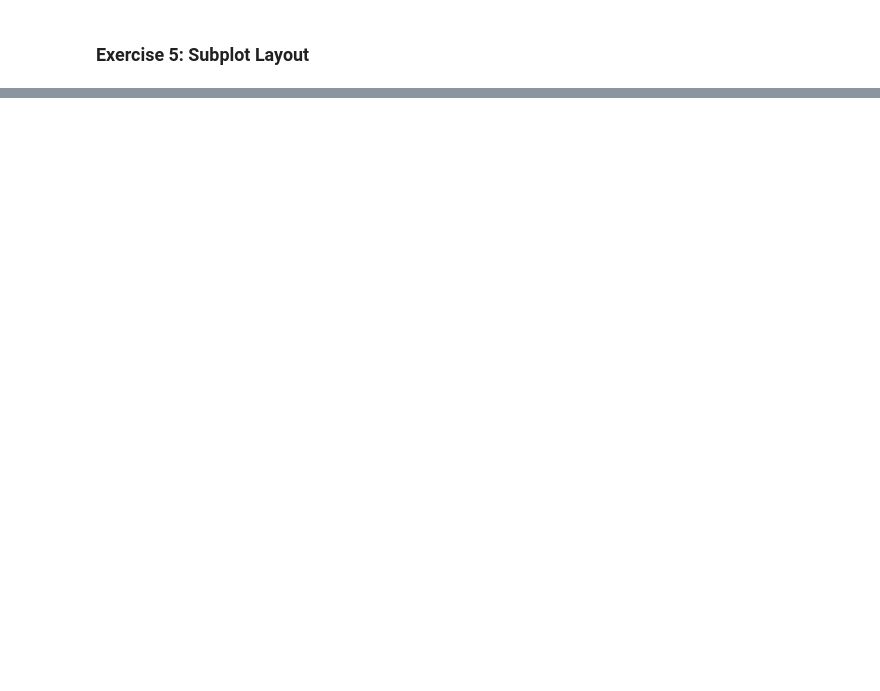
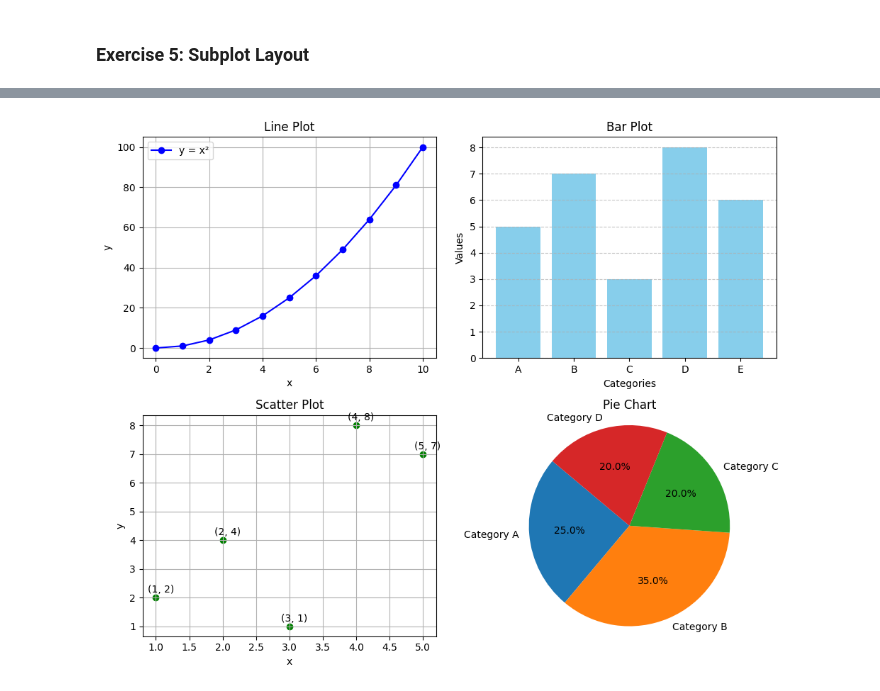
Before and after one commit to Honey-R-Shetty/python-jupyter-template, a Jupyter notebook: src/5-subplot.ipynb, the cells around one changed output, grey strips where cells are left out. Drawn from its saved outputs; the diff is of its cells as text; code cells hidden in the pictures; blank space fills up the shorter version.

```diff
--- a/src/5-subplot.ipynb
+++ b/src/5-subplot.ipynb
@@ -52,0 +6,80 @@ plt.show()
+# %%
+import sys
+import subprocess
+
+# Check and install matplotlib if not available
+try:
+    import matplotlib.pyplot as plt
+except ImportError:
+    print("matplotlib not found. Installing now...")
+    subprocess.check_call([sys.executable, "-m", "pip", "install", "matplotlib"])
+    import matplotlib.pyplot as plt
+
+# --- Data for plots ---
+
+# Line plot data (y = x²)
+x_line = list(range(0, 11))
+y_line = [i**2 for i in x_line]
+
+# Bar plot data
+categories = ['A', 'B', 'C', 'D', 'E']
+values = [5, 7, 3, 8, 6]
+
+# Scatter plot data
+x_scatter = [1, 2, 3, 4, 5]
+y_scatter = [2, 4, 1, 8, 7]
+
+# Pie chart data
+labels = ['Category A', 'Category B', 'Category C', 'Category D']
+sizes = [25, 35, 20, 20]
+
+# --- Validation for robustness ---
+if len(x_line) != len(y_line):
+    raise ValueError("Line plot: x and y arrays must be the same length.")
+if len(categories) != len(values):
+    raise ValueError("Bar plot: categories and values arrays must be the same length.")
+if len(x_scatter) != len(y_scatter):
+    raise ValueError("Scatter plot: x and y arrays must be the same length.")
+if len(labels) != len(sizes):
+    raise ValueError("Pie chart: labels and sizes arrays must be the same length.")
+
+# --- Create 2x2 grid of plots ---
+fig, axs = plt.subplots(2, 2, figsize=(10, 8))
+
+# Line plot (top-left)
+axs[0, 0].plot(x_line, y_line, marker='o', linestyle='-', color='b', label="y = x²")
+axs[0, 0].set_title("Line Plot")
+axs[0, 0].set_xlabel("x")
+axs[0, 0].set_ylabel("y")
+axs[0, 0].grid(True)
+axs[0, 0].legend()
+
+# Bar plot (top-right)
+axs[0, 1].bar(categories, values, color='skyblue')
+axs[0, 1].set_title("Bar Plot")
+axs[0, 1].set_xlabel("Categories")
+axs[0, 1].set_ylabel("Values")
+axs[0, 1].grid(axis='y', linestyle='--', alpha=0.7)
+
+# Scatter plot (bottom-left)
+axs[1, 0].scatter(x_scatter, y_scatter, color='green', marker='o')
+for i in range(len(x_scatter)):
+    axs[1, 0].annotate(f'({x_scatter[i]}, {y_scatter[i]})', (x_scatter[i], y_scatter[i]),
+                       textcoords="offset points", xytext=(5,5), ha='center')
+axs[1, 0].set_title("Scatter Plot")
+axs[1, 0].set_xlabel("x")
+axs[1, 0].set_ylabel("y")
+axs[1, 0].grid(True)
+
+# Pie chart (bottom-right)
+axs[1, 1].pie(sizes, labels=labels, autopct='%1.1f%%', startangle=140)
+axs[1, 1].set_title("Pie Chart")
+axs[1, 1].axis('equal')
+
+# Prevent overlap between subplots
+plt.tight_layout()
+
+# Show all plots
+plt.show()
+# %% [output]
+[figure, added]
```
Also changed, not shown: parts of 1 cell of this notebook, 5 other files.
